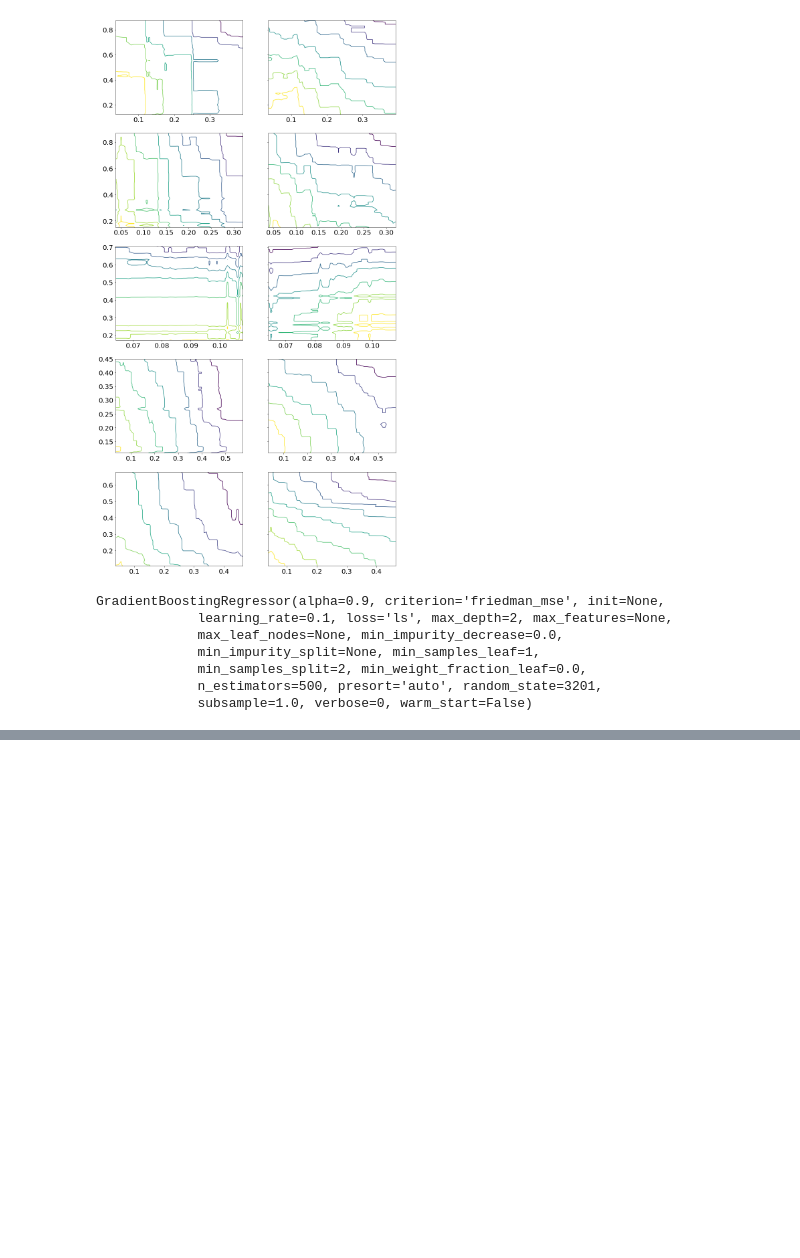
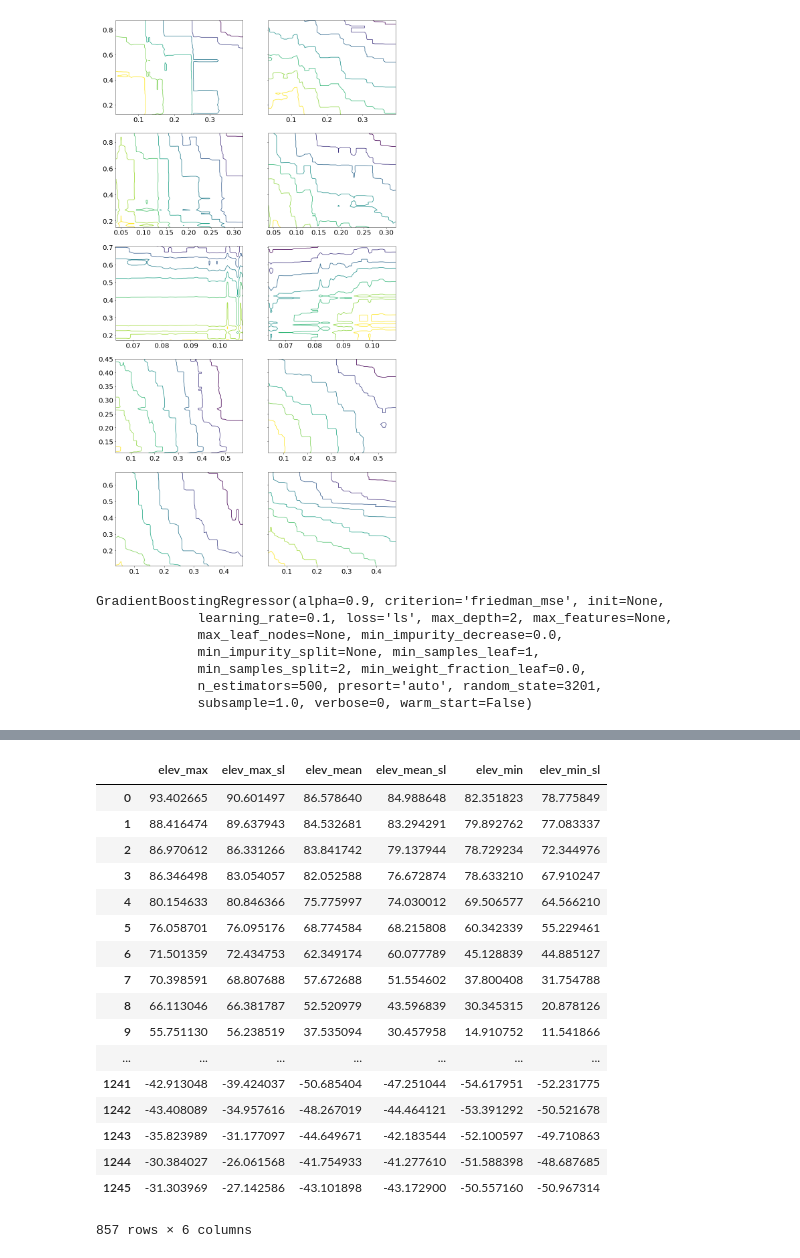
Before and after one commit to tommlogan/land_surface_temperature, a Jupyter notebook: code/analysis/debug.ipynb, the cells around one changed output, grey strips where cells are left out. Saved outputs shown, nothing was run; the diff lists cells and outputs as text; code cells hidden in the pictures; blank space fills up the shorter version.

```diff
--- a/code/analysis/debug.ipynb
+++ b/code/analysis/debug.ipynb
@@ -630,0 +693,25 @@ var
+# %%
+vars_all = df.columns.values
+vars_elev = [i for i in vars_all if 'elev' in i]
+medians = df.groupby(df.city)[vars_elev].median().median(axis=1)
+medians['bal']
+df.loc[df['city']=='bal', vars_elev] - medians['bal']
+# %% [output]
+|  | elev_max | elev_max_sl | elev_mean | elev_mean_sl | elev_min | elev_min_sl |
+| 0 | 93.402665 | 90.601497 | 86.578640 | 84.988648 | 82.351823 | 78.775849 |
+| 1 | 88.416474 | 89.637943 | 84.532681 | 83.294291 | 79.892762 | 77.083337 |
+| 2 | 86.970612 | 86.331266 | 83.841742 | 79.137944 | 78.729234 | 72.344976 |
+| 3 | 86.346498 | 83.054057 | 82.052588 | 76.672874 | 78.633210 | 67.910247 |
+| 4 | 80.154633 | 80.846366 | 75.775997 | 74.030012 | 69.506577 | 64.566210 |
+| 5 | 76.058701 | 76.095176 | 68.774584 | 68.215808 | 60.342339 | 55.229461 |
+| 6 | 71.501359 | 72.434753 | 62.349174 | 60.077789 | 45.128839 | 44.885127 |
+| 7 | 70.398591 | 68.807688 | 57.672688 | 51.554602 | 37.800408 | 31.754788 |
+| 8 | 66.113046 | 66.381787 | 52.520979 | 43.596839 | 30.345315 | 20.878126 |
+| 9 | 55.751130 | 56.238519 | 37.535094 | 30.457958 | 14.910752 | 11.541866 |
+| ... | ... | ... | ... | ... | ... | ... |
+| 1241 | -42.913048 | -39.424037 | -50.685404 | -47.251044 | -54.617951 | -52.231775 |
+| 1242 | -43.408089 | -34.957616 | -48.267019 | -44.464121 | -53.391292 | -50.521678 |
+| 1243 | -35.823989 | -31.177097 | -44.649671 | -42.183544 | -52.100597 | -49.710863 |
+| 1244 | -30.384027 | -26.061568 | -41.754933 | -41.277610 | -51.588398 | -48.687685 |
+| 1245 | -31.303969 | -27.142586 | -43.101898 | -43.172900 | -50.557160 | -50.967314 |
+857 rows × 6 columns
```
Also changed, not shown: parts of 12 cells of this notebook, 1 other file.
